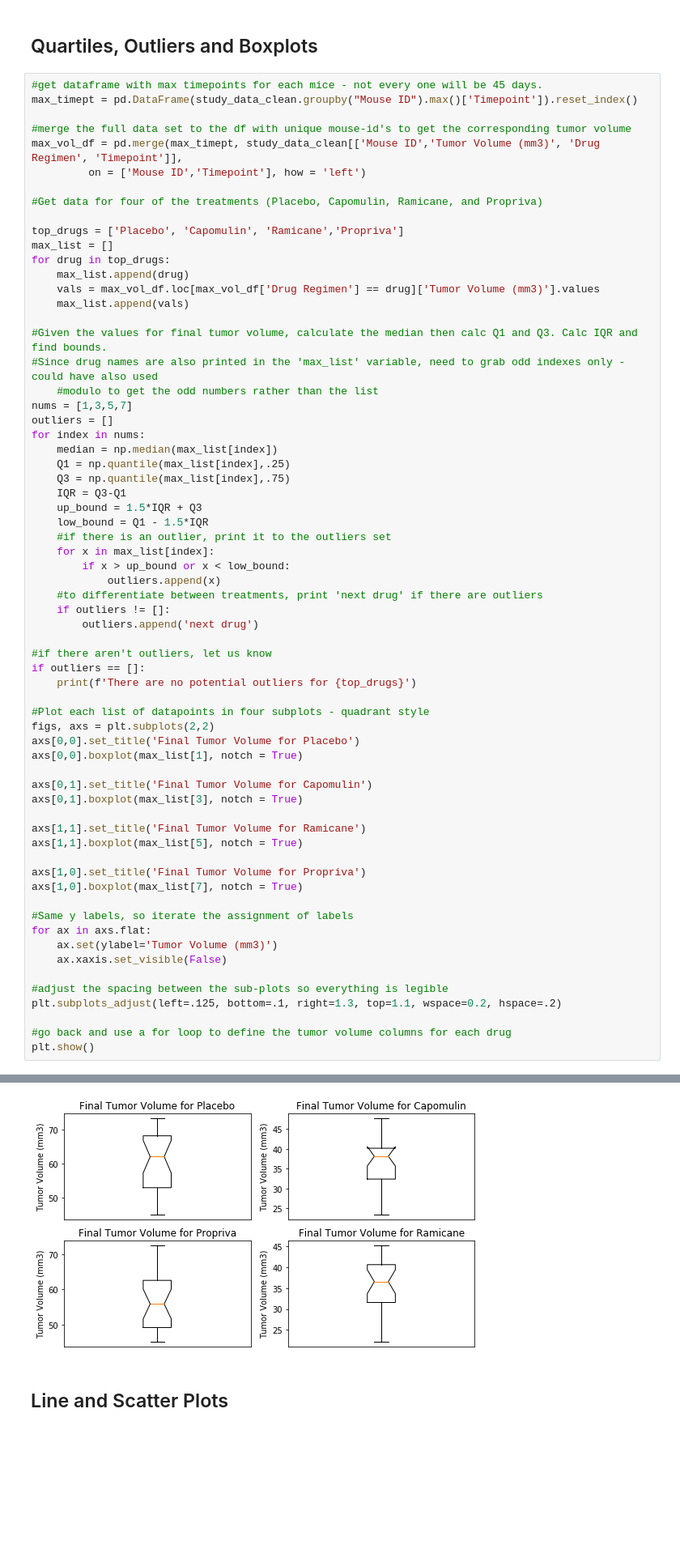
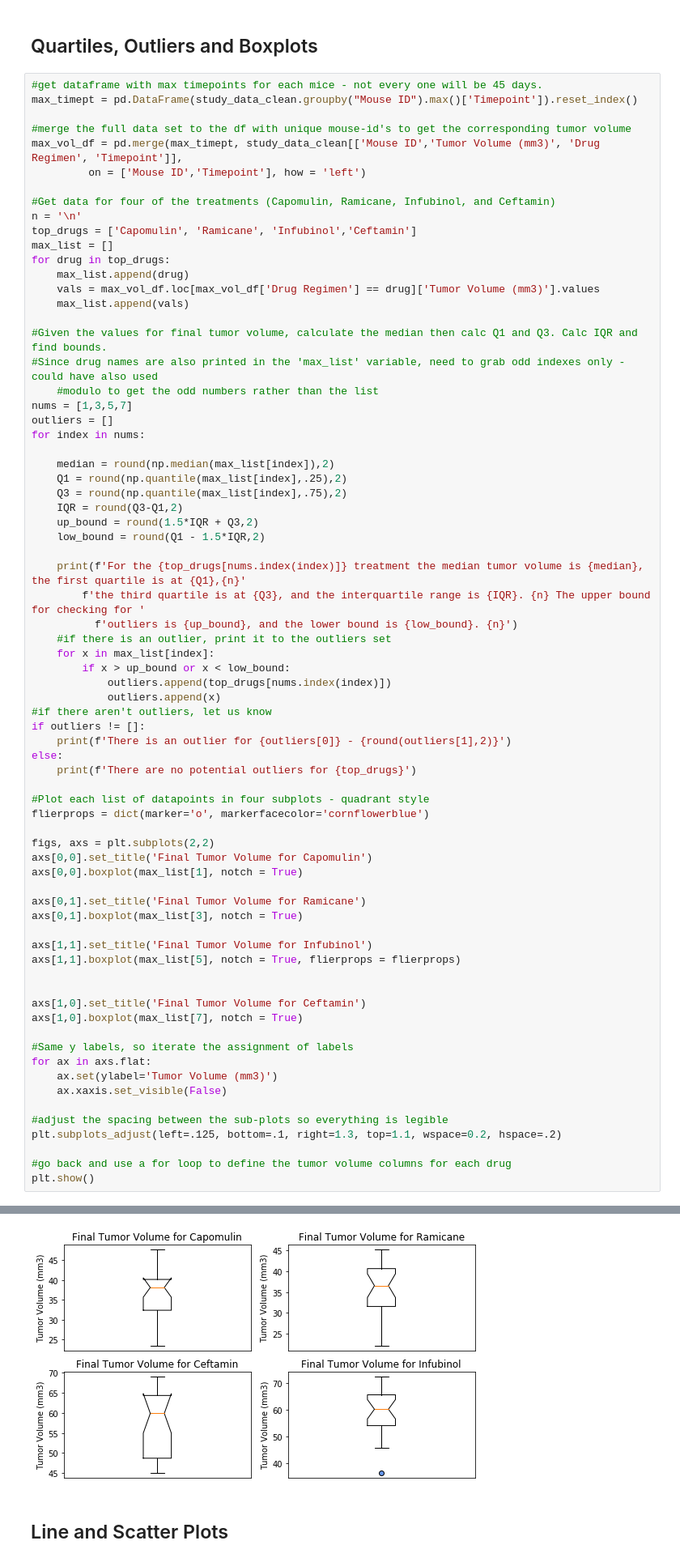
Before and after one commit to tkolencherry/SMU_Homework, a Jupyter notebook: 05-Matplotlib/Instructions/Pymaceuticals/pymaceuticals_starter.ipynb, the cells around one changed output, grey strips where cells are left out. Shown: that part at 81% size. Saved outputs shown, nothing was run; the diff lists cells and outputs as text; blank space fills up the shorter version.

```diff
--- a/05-Matplotlib/Instructions/Pymaceuticals/pymaceuticals_starter.ipynb
+++ b/05-Matplotlib/Instructions/Pymaceuticals/pymaceuticals_starter.ipynb
@@ -156,9 +155,9 @@ max_timept = pd.DataFrame(study_data_clean.groupby("Mouse ID").max()['Timepoint'
 max_vol_df = pd.merge(max_timept, study_data_clean[['Mouse ID','Tumor Volume (mm3)', 'Drug Regimen', 'Timepoint']],
          on = ['Mouse ID','Timepoint'], how = 'left')
 
-#Get data for four of the treatments (Placebo, Capomulin, Ramicane, and Propriva)
-
-top_drugs = ['Placebo', 'Capomulin', 'Ramicane','Propriva']
+#Get data for four of the treatments (Capomulin, Ramicane, Infubinol, and Ceftamin)
+n = '\n'
+top_drugs = ['Capomulin', 'Ramicane', 'Infubinol','Ceftamin']
 max_list = []
 for drug in top_drugs:
     max_list.append(drug)
@@ -171,36 +170,43 @@ for drug in top_drugs:
 nums = [1,3,5,7]
 outliers = []
 for index in nums:
-    median = np.median(max_list[index])
-    Q1 = np.quantile(max_list[index],.25)
-    Q3 = np.quantile(max_list[index],.75)
-    IQR = Q3-Q1
-    up_bound = 1.5*IQR + Q3
-    low_bound = Q1 - 1.5*IQR
+
+    median = round(np.median(max_list[index]),2)
+    Q1 = round(np.quantile(max_list[index],.25),2)
+    Q3 = round(np.quantile(max_list[index],.75),2)
+    IQR = round(Q3-Q1,2)
+    up_bound = round(1.5*IQR + Q3,2)
+    low_bound = round(Q1 - 1.5*IQR,2)
+
+    print(f'For the {top_drugs[nums.index(index)]} treatment the median tumor volume is {median}, the first quartile is at {Q1},{n}'
+        f'the third quartile is at {Q3}, and the interquartile range is {IQR}. {n} The upper bound for checking for '
+          f'outliers is {up_bound}, and the lower bound is {low_bound}. {n}')
     #if there is an outlier, print it to the outliers set
     for x in max_list[index]:
         if x > up_bound or x < low_bound:
+            outliers.append(top_drugs[nums.index(index)])
             outliers.append(x)
-    #to differentiate between treatments, print 'next drug' if there are outliers
-    if outliers != []:
-        outliers.append('next drug')
-
 #if there aren't outliers, let us know
-if outliers == []:
+if outliers != []:
+    print(f'There is an outlier for {outliers[0]} - {round(outliers[1],2)}')
+else:
     print(f'There are no potential outliers for {top_drugs}')
 
 #Plot each list of datapoints in four subplots - quadrant style
+flierprops = dict(marker='o', markerfacecolor='cornflowerblue')
+
 figs, axs = plt.subplots(2,2)
-axs[0,0].set_title('Final Tumor Volume for Placebo')
+axs[0,0].set_title('Final Tumor Volume for Capomulin')
 axs[0,0].boxplot(max_list[1], notch = True)
 
-axs[0,1].set_title('Final Tumor Volume for Capomulin')
+axs[0,1].set_title('Final Tumor Volume for Ramicane')
 axs[0,1].boxplot(max_list[3], notch = True)
 
-axs[1,1].set_title('Final Tumor Volume for Ramicane')
-axs[1,1].boxplot(max_list[5], notch = True)
+axs[1,1].set_title('Final Tumor Volume for Infubinol')
+axs[1,1].boxplot(max_list[5], notch = True, flierprops = flierprops)
 
-axs[1,0].set_title('Final Tumor Volume for Propriva')
+
+axs[1,0].set_title('Final Tumor Volume for Ceftamin')
 axs[1,0].boxplot(max_list[7], notch = True)
 
 #Same y labels, so iterate the assignment of labels
@@ -218,4 +240,4 @@ There are no potential outliers for ['Placebo', 'Capomulin', 'Ramicane', 'Propri
-[figure, old version]
+[figure, new version]
 # %% [markdown]
 ## Line and Scatter Plots
 # %%
```
Also changed, not shown: parts of 13 cells of this notebook.
